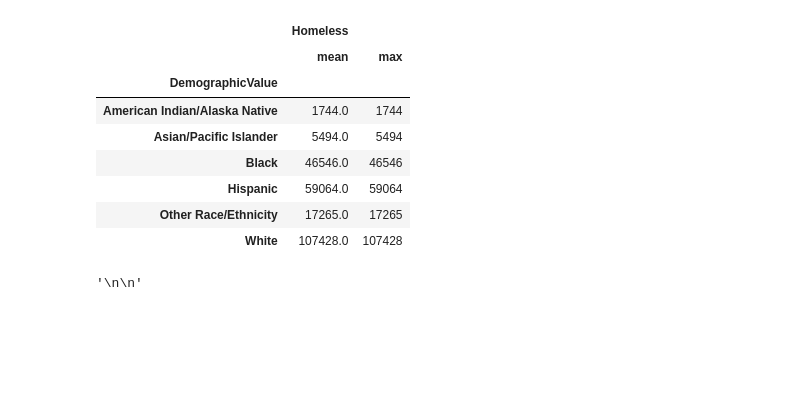
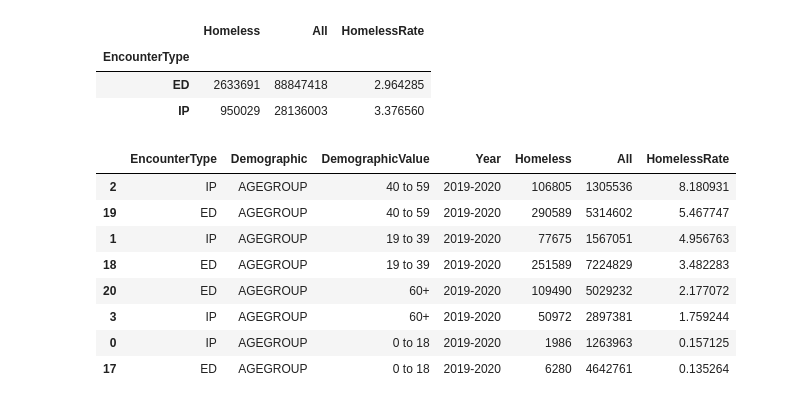
Before and after one commit to JoshPatNava/Homeless_In_Hospital, a Jupyter notebook: Homeless_Hospitlization.ipynb, the cells around one changed output. Saved outputs shown, nothing was run; the diff lists cells and outputs as text; code cells hidden in the pictures; blank space fills up the shorter version.

```diff
--- a/Homeless_Hospitlization.ipynb
+++ b/Homeless_Hospitlization.ipynb
@@ -140,21 +26,25 @@ races_hospital.head()
-# %%
-#Looking at the max and mean for further analyzation
-races_hospital.groupby('DemographicValue').agg({'Homeless':['mean', 'max',]})
-# %% [output]
-|  | Homeless |  |
-|  | mean | max |
-| DemographicValue |  |  |
-| American Indian/Alaska Native | 1744.0 | 1744 |
-| Asian/Pacific Islander | 5494.0 | 5494 |
-| Black | 46546.0 | 46546 |
-| Hispanic | 59064.0 | 59064 |
-| Other Race/Ethnicity | 17265.0 | 17265 |
-| White | 107428.0 | 107428 |
-# %%
-#Summary:
-'''
-Based on the data focusing only on the In Person the most admitted is gonna be White with a percentage of the overall admitted at 45%,
-and then following second is Hispanic with 25% of the overall homeless admitted, and then third with 20% is African American of being the overall admitted.
-'''
-# %% [output]
-'\n\n'
+# %%
+# Comparing the ED and the IP for Homeless
+hospital_homeless.groupby("EncounterType")[["Homeless", "All"]].sum().assign(
+    HomelessRate=lambda x: x["Homeless"] / x["All"] * 100
+)
+# %% [output]
+|  | Homeless | All | HomelessRate |
+| EncounterType |  |  |  |
+| ED | 2633691 | 88847418 | 2.964285 |
+| IP | 950029 | 28136003 | 3.376560 |
+# %%
+# Analyzing the Age Group
+
+age_df = hospital_homeless[hospital_homeless["Demographic"] == "AGEGROUP"]
+age_df.sort_values("HomelessRate", ascending=False)
+# %% [output]
+|  | EncounterType | Demographic | DemographicValue | Year | Homeless | All | HomelessRate |
+| 2 | IP | AGEGROUP | 40 to 59 | 2019-2020 | 106805 | 1305536 | 8.180931 |
+| 19 | ED | AGEGROUP | 40 to 59 | 2019-2020 | 290589 | 5314602 | 5.467747 |
+| 1 | IP | AGEGROUP | 19 to 39 | 2019-2020 | 77675 | 1567051 | 4.956763 |
+| 18 | ED | AGEGROUP | 19 to 39 | 2019-2020 | 251589 | 7224829 | 3.482283 |
+| 20 | ED | AGEGROUP | 60+ | 2019-2020 | 109490 | 5029232 | 2.177072 |
+| 3 | IP | AGEGROUP | 60+ | 2019-2020 | 50972 | 2897381 | 1.759244 |
+| 0 | IP | AGEGROUP | 0 to 18 | 2019-2020 | 1986 | 1263963 | 0.157125 |
+| 17 | ED | AGEGROUP | 0 to 18 | 2019-2020 | 6280 | 4642761 | 0.135264 |
```
Also changed, not shown: parts of 14 cells of this notebook, 2 other files.
